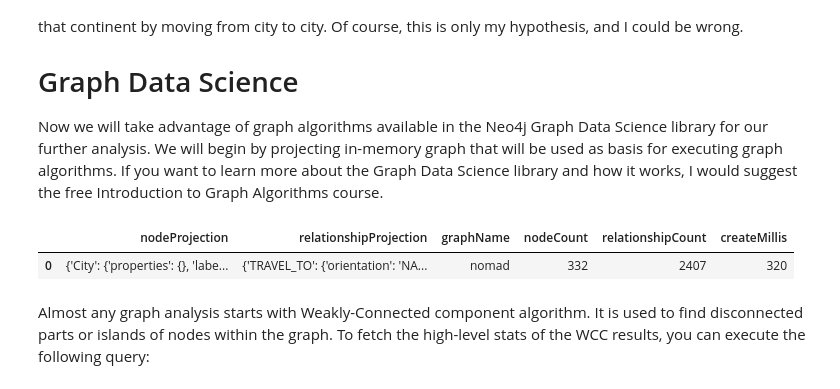
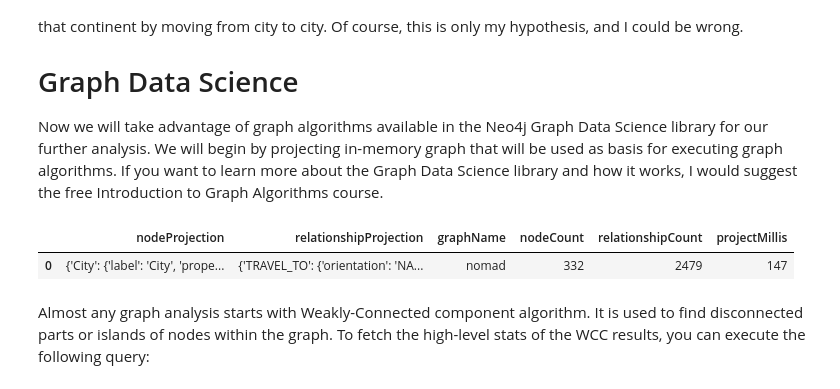
Before and after one commit to tomasonjo/blogs, a Jupyter notebook: nomad/NomadList.ipynb, the cells around one changed output. Saved outputs shown, nothing was run; the diff lists cells and outputs as text; code cells hidden in the pictures.

```diff
--- a/nomad/NomadList.ipynb
+++ b/nomad/NomadList.ipynb
@@ -6,9 +21,9 @@ If you want to follow along with examples in this post, I recommend using a Blan
 # Define Neo4j connections
 import pandas as pd
 from neo4j import GraphDatabase
-host = 'bolt://3.86.246.160:7687'
+host = 'bolt://3.235.2.228:7687'
 user = 'neo4j'
-password = 'pot-davit-screwdrivers'
+password = 'seats-drunks-carbon'
 driver = GraphDatabase.driver(host,auth=(user, password))
 
 def run_query(query):
@@ -129,11 +144,11 @@ Almost 50% of all logged travels are less than 1000km. As a European, I imagine
 Now we will take advantage of graph algorithms available in the Neo4j Graph Data Science library for our further analysis. We will begin by projecting in-memory graph that will be used as basis for executing graph algorithms. If you want to learn more about the Graph Data Science library and how it works, I would suggest the free Introduction to Graph Algorithms course.
 # %%
 run_query("""
-CALL gds.graph.create('nomad', 'City', 'TRAVEL_TO', {relationshipProperties:'weight'});
+CALL gds.graph.project('nomad', 'City', 'TRAVEL_TO', {relationshipProperties:'weight'});
 """)
 # %% [output]
-|  | nodeProjection | relationshipProjection | graphName | nodeCount | relationshipCount | createMillis |
-| 0 | {'City': {'properties': {}, 'labe... | {'TRAVEL_TO': {'orientation': 'NA... | nomad | 332 | 2407 | 320 |
+|  | nodeProjection | relationshipProjection | graphName | nodeCount | relationshipCount | projectMillis |
+| 0 | {'City': {'label': 'City', 'prope... | {'TRAVEL_TO': {'orientation': 'NA... | nomad | 332 | 2479 | 147 |
 # %% [markdown]
 Almost any graph analysis starts with Weakly-Connected component algorithm. It is used to find disconnected parts or islands of nodes within the graph. To fetch the high-level stats of the WCC results, you can execute the following query:
 # %%
```
Also changed, not shown: parts of 20 cells of this notebook.
